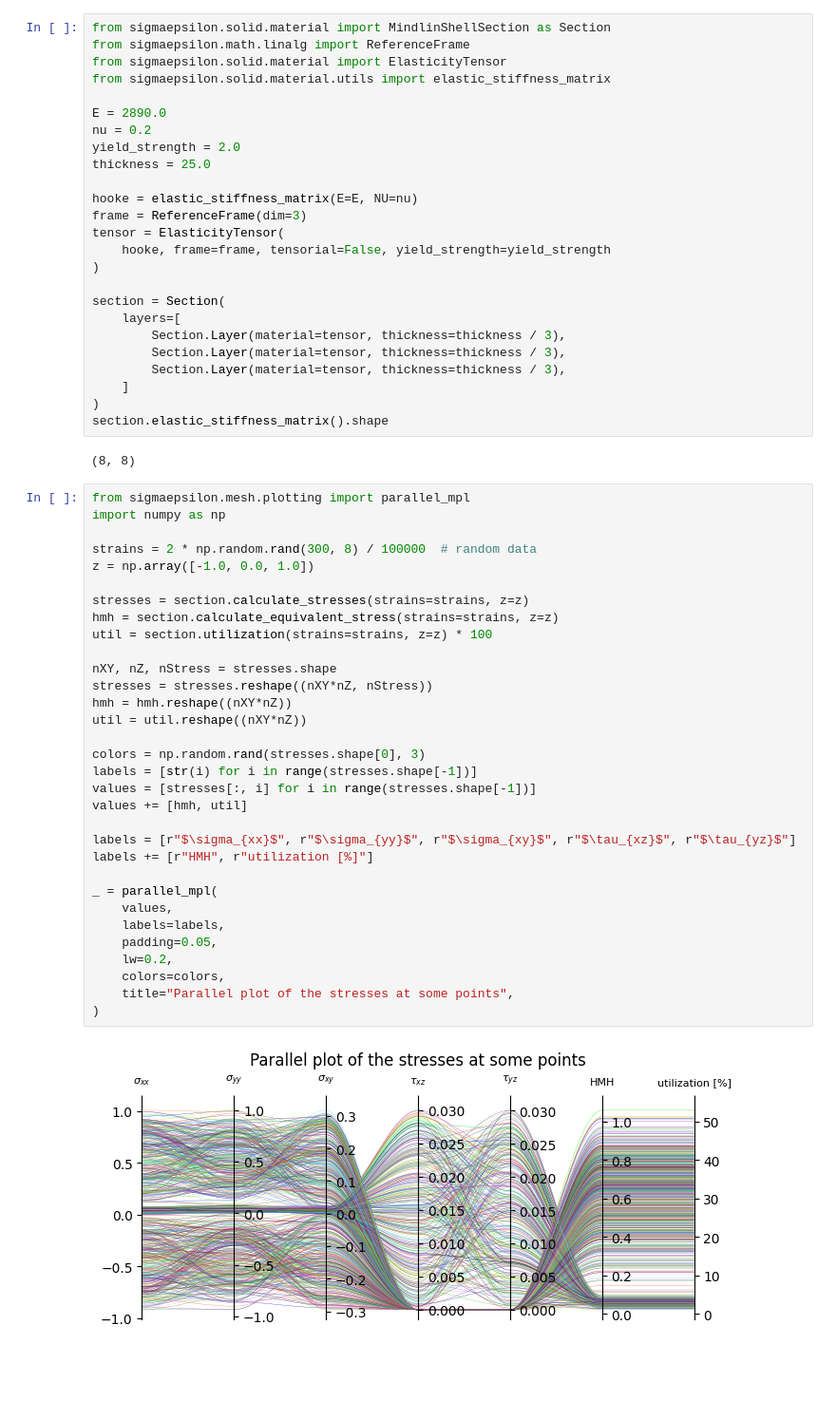
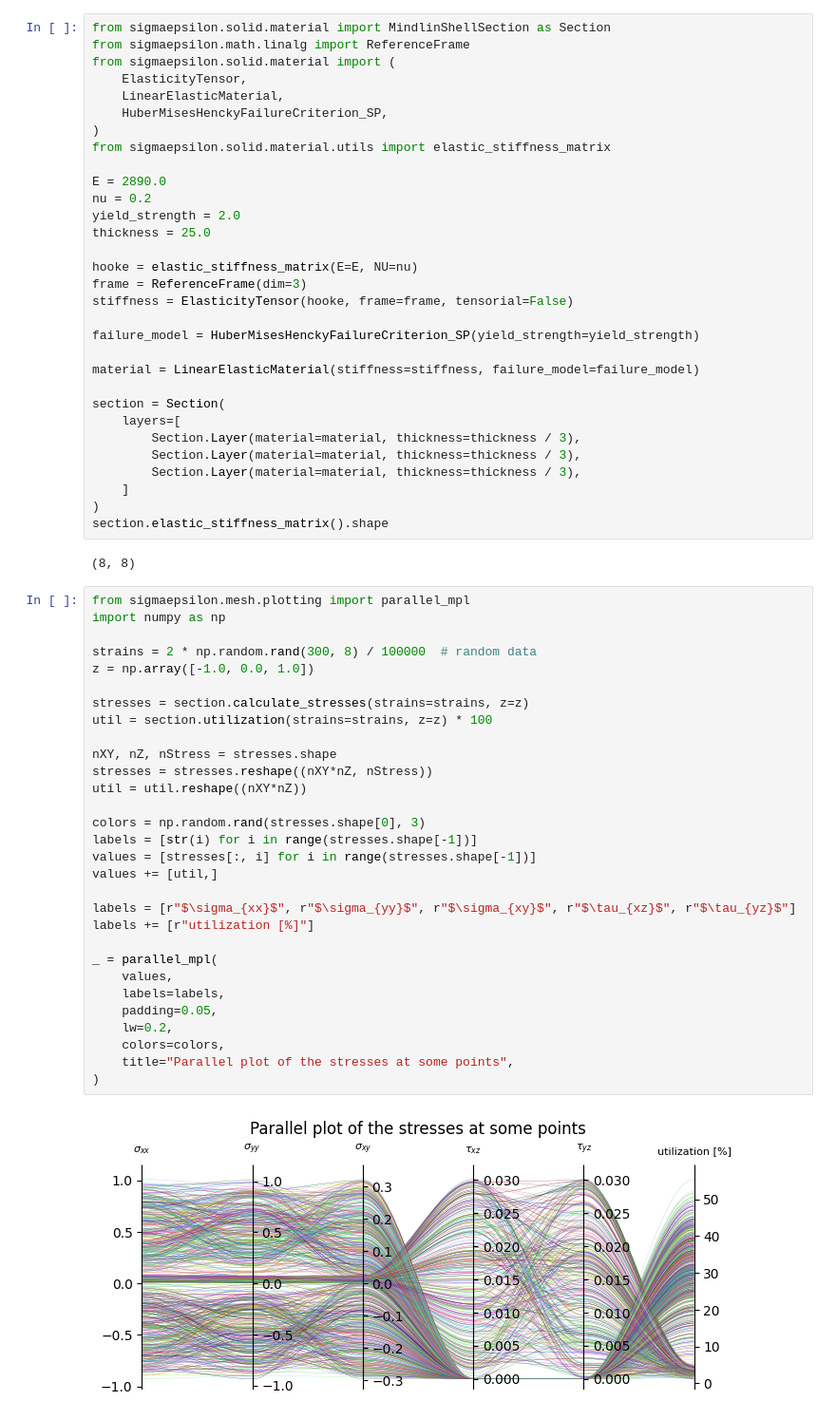
Before and after one commit to sigma-epsilon/sigmaepsilon.solid.material, a Jupyter notebook: notebooks/mindlin_shell.ipynb, the cells around one changed output. Shown at 95% size. Saved outputs shown, nothing was run; the diff lists cells and outputs as text; blank space fills up the shorter version.

```diff
--- a/notebooks/mindlin_shell.ipynb
+++ b/notebooks/mindlin_shell.ipynb
@@ -1,7 +1,11 @@
 # %%
 from sigmaepsilon.solid.material import MindlinShellSection as Section
 from sigmaepsilon.math.linalg import ReferenceFrame
-from sigmaepsilon.solid.material import ElasticityTensor
+from sigmaepsilon.solid.material import (
+    ElasticityTensor,
+    LinearElasticMaterial,
+    HuberMisesHenckyFailureCriterion_SP,
+)
 from sigmaepsilon.solid.material.utils import elastic_stiffness_matrix
 
 E = 2890.0
@@ -11,15 +15,17 @@ thickness = 25.0
 
 hooke = elastic_stiffness_matrix(E=E, NU=nu)
 frame = ReferenceFrame(dim=3)
-tensor = ElasticityTensor(
-    hooke, frame=frame, tensorial=False, yield_strength=yield_strength
-)
+stiffness = ElasticityTensor(hooke, frame=frame, tensorial=False)
+
+failure_model = HuberMisesHenckyFailureCriterion_SP(yield_strength=yield_strength)
+
+material = LinearElasticMaterial(stiffness=stiffness, failure_model=failure_model)
 
 section = Section(
     layers=[
-        Section.Layer(material=tensor, thickness=thickness / 3),
-        Section.Layer(material=tensor, thickness=thickness / 3),
-        Section.Layer(material=tensor, thickness=thickness / 3),
+        Section.Layer(material=material, thickness=thickness / 3),
+        Section.Layer(material=material, thickness=thickness / 3),
+        Section.Layer(material=material, thickness=thickness / 3),
     ]
 )
 section.elastic_stiffness_matrix().shape
@@ -28,34 +34,32 @@ section.elastic_stiffness_matrix().shape
 # %%
 from sigmaepsilon.mesh.plotting import parallel_mpl
 import numpy as np
 
 strains = 2 * np.random.rand(300, 8) / 100000  # random data
 z = np.array([-1.0, 0.0, 1.0])
 
 stresses = section.calculate_stresses(strains=strains, z=z)
-hmh = section.calculate_equivalent_stress(strains=strains, z=z)
 util = section.utilization(strains=strains, z=z) * 100
 
 nXY, nZ, nStress = stresses.shape
 stresses = stresses.reshape((nXY*nZ, nStress))
-hmh = hmh.reshape((nXY*nZ))
 util = util.reshape((nXY*nZ))
 
 colors = np.random.rand(stresses.shape[0], 3)
 labels = [str(i) for i in range(stresses.shape[-1])]
 values = [stresses[:, i] for i in range(stresses.shape[-1])]
-values += [hmh, util]
+values += [util,]
 
 labels = [r"$\sigma_{xx}$", r"$\sigma_{yy}$", r"$\sigma_{xy}$", r"$\tau_{xz}$", r"$\tau_{yz}$"]
-labels += [r"HMH", r"utilization [%]"]
+labels += [r"utilization [%]"]
 
 _ = parallel_mpl(
     values,
     labels=labels,
     padding=0.05,
     lw=0.2,
     colors=colors,
     title="Parallel plot of the stresses at some points",
 )
 # %% [output]
-[figure, old version]
+[figure, new version]
```
Also changed, not shown: 4 other files.
